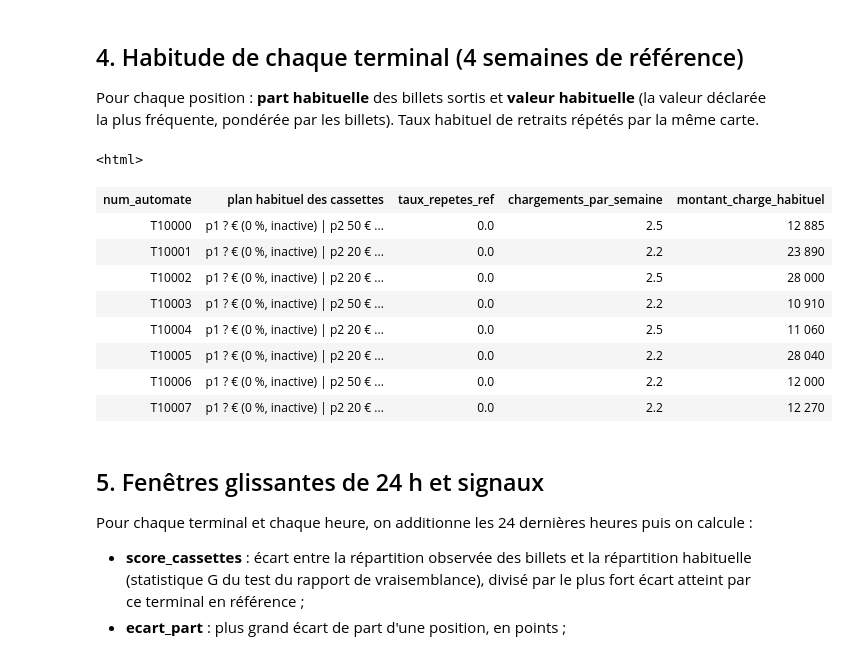
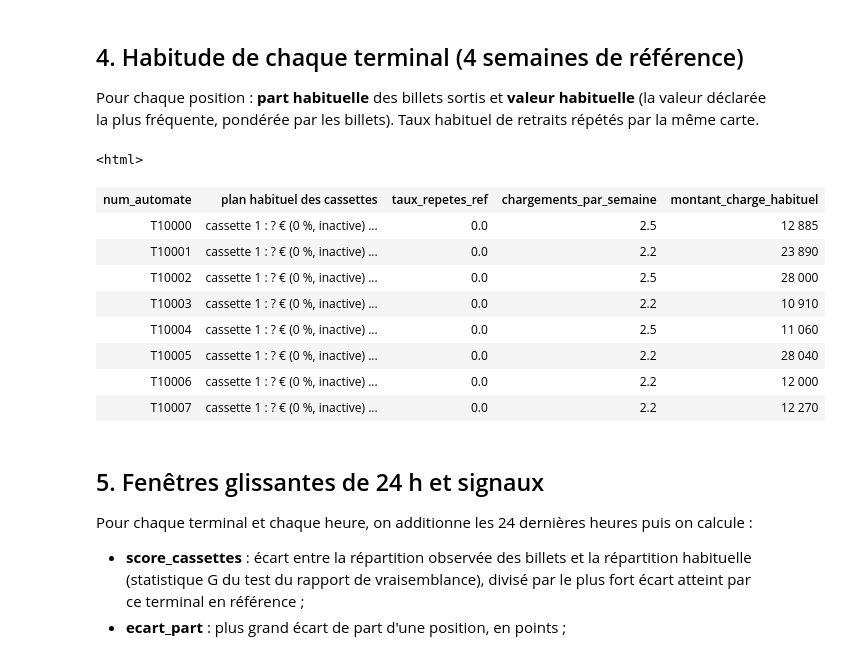
Before and after one commit to LhMaNA/coder_en_pyspark, a Jupyter notebook: detection_cassettes/detection_cassettes_resultats_fictifs.ipynb, the cells around one changed output. Drawn from its saved outputs; the diff is of its cells as text; code cells hidden in the pictures.

Commit message:
Cassette values are in euros; stop at the last hour of data; plain-language explanation of each event

```diff
--- a/detection_cassettes/detection_cassettes_resultats_fictifs.ipynb
+++ b/detection_cassettes/detection_cassettes_resultats_fictifs.ipynb
@@ -185,7 +185,7 @@ brut["num_automate"] = brut["num_automate"].astype(str)
 
 DEBUT = pd.Timestamp(DEBUT_ANALYSE)
 DEBUT_REF = DEBUT - pd.Timedelta(days=JOURS_REFERENCE)
-FIN = brut["ts"].max().floor("D") + pd.Timedelta(hours=23)
+FIN = brut["ts"].max()      # dernière heure présente : rien n'est inventé après la fin des données
 brut = brut[(brut["ts"] >= DEBUT_REF) & (brut["ts"] <= FIN)]
 
 infos = brut.groupby("num_automate")[["code_site_implantation", "cd_regate", "code_postal", "ville"]].agg(
@@ -240,42 +240,42 @@ recharges_ref = reference[reference["nb_recharges"] > 0]
 habitude["chargements_par_semaine"] = (recharges_ref.groupby("num_automate").size() * 7 / JOURS_REFERENCE)
 habitude["montant_charge_habituel"] = recharges_ref.groupby("num_automate")["montant_recharge"].median()
 CHARGEMENTS = grille[grille["nb_recharges"] > 0][["num_automate", "ts", "montant_recharge"]]
 
 
 def chargements_proches(terminal, t, marge_h=3):
     """Chargements du terminal à moins de marge_h heures de l'instant t (texte « 04/11 12h (31 000 €) »)."""
     c = CHARGEMENTS[(CHARGEMENTS["num_automate"] == terminal) &
                     ((CHARGEMENTS["ts"] - t).abs() <= pd.Timedelta(hours=marge_h))]
     return ", ".join("{} ({} €)".format(r.ts.strftime("%d/%m %Hh"), formater(r.montant_recharge)) for r in c.itertuples())
 
 
 def plan_cassettes(terminal):
     """Texte « pos1 20 € (33 %) | pos2 ... » de l'habitude d'un terminal."""
     h = habitude.loc[terminal]
-    return " | ".join("p{} {} € ({:.0f} %{})".format(k, int(h["val_ref_pos{}".format(k)]) if not pd.isna(
+    return " | ".join("cassette {} : {} € ({:.0f} %{})".format(k, int(h["val_ref_pos{}".format(k)]) if not pd.isna(
         h["val_ref_pos{}".format(k)]) else "?", 100 * h["part_ref_pos{}".format(k)],
         "" if h["active_pos{}".format(k)] else ", inactive") for k in POSITIONS)
 
 
 apercu = habitude.reset_index().rename(columns={"index": "num_automate"}).head(8)
 apercu["plan habituel des cassettes"] = apercu["num_automate"].map(plan_cassettes)
 afficher_tableau(apercu[["num_automate", "plan habituel des cassettes", "taux_repetes_ref",
                          "chargements_par_semaine", "montant_charge_habituel"]],
                  "Habitude des premiers terminal",
                  "Valeur habituelle de chaque position et part des billets qui en sortent ; taux habituel de "
                  "retraits répétés par la même carte en moins de 10 minutes ; chargements par semaine et montant "
                  "habituellement chargé (remontées de l'encaisse théorique).")
 # %% [output]
 <html>
 | num_automate | plan habituel des cassettes | taux_repetes_ref | chargements_par_semaine | montant_charge_habituel |
-| T10000 | p1 ? € (0 %, inactive) | p2 50 € ... | 0.0 | 2.5 | 12 885 |
-| T10001 | p1 ? € (0 %, inactive) | p2 20 € ... | 0.0 | 2.2 | 23 890 |
-| T10002 | p1 ? € (0 %, inactive) | p2 20 € ... | 0.0 | 2.5 | 28 000 |
-| T10003 | p1 ? € (0 %, inactive) | p2 50 € ... | 0.0 | 2.2 | 10 910 |
-| T10004 | p1 ? € (0 %, inactive) | p2 20 € ... | 0.0 | 2.5 | 11 060 |
-| T10005 | p1 ? € (0 %, inactive) | p2 20 € ... | 0.0 | 2.2 | 28 040 |
-| T10006 | p1 ? € (0 %, inactive) | p2 50 € ... | 0.0 | 2.2 | 12 000 |
-| T10007 | p1 ? € (0 %, inactive) | p2 20 € ... | 0.0 | 2.2 | 12 270 |
+| T10000 | cassette 1 : ? € (0 %, inactive) ... | 0.0 | 2.5 | 12 885 |
+| T10001 | cassette 1 : ? € (0 %, inactive) ... | 0.0 | 2.2 | 23 890 |
+| T10002 | cassette 1 : ? € (0 %, inactive) ... | 0.0 | 2.5 | 28 000 |
+| T10003 | cassette 1 : ? € (0 %, inactive) ... | 0.0 | 2.2 | 10 910 |
+| T10004 | cassette 1 : ? € (0 %, inactive) ... | 0.0 | 2.5 | 11 060 |
+| T10005 | cassette 1 : ? € (0 %, inactive) ... | 0.0 | 2.2 | 28 040 |
+| T10006 | cassette 1 : ? € (0 %, inactive) ... | 0.0 | 2.2 | 12 000 |
+| T10007 | cassette 1 : ? € (0 %, inactive) ... | 0.0 | 2.2 | 12 270 |
 # %% [markdown]
 ## 5. Fenêtres glissantes de 24 h et signaux
 Pour chaque terminal et chaque heure, on additionne les 24 dernières heures puis on calcule :
```
Also changed, not shown: parts of 4 cells of this notebook, 3 other files.
